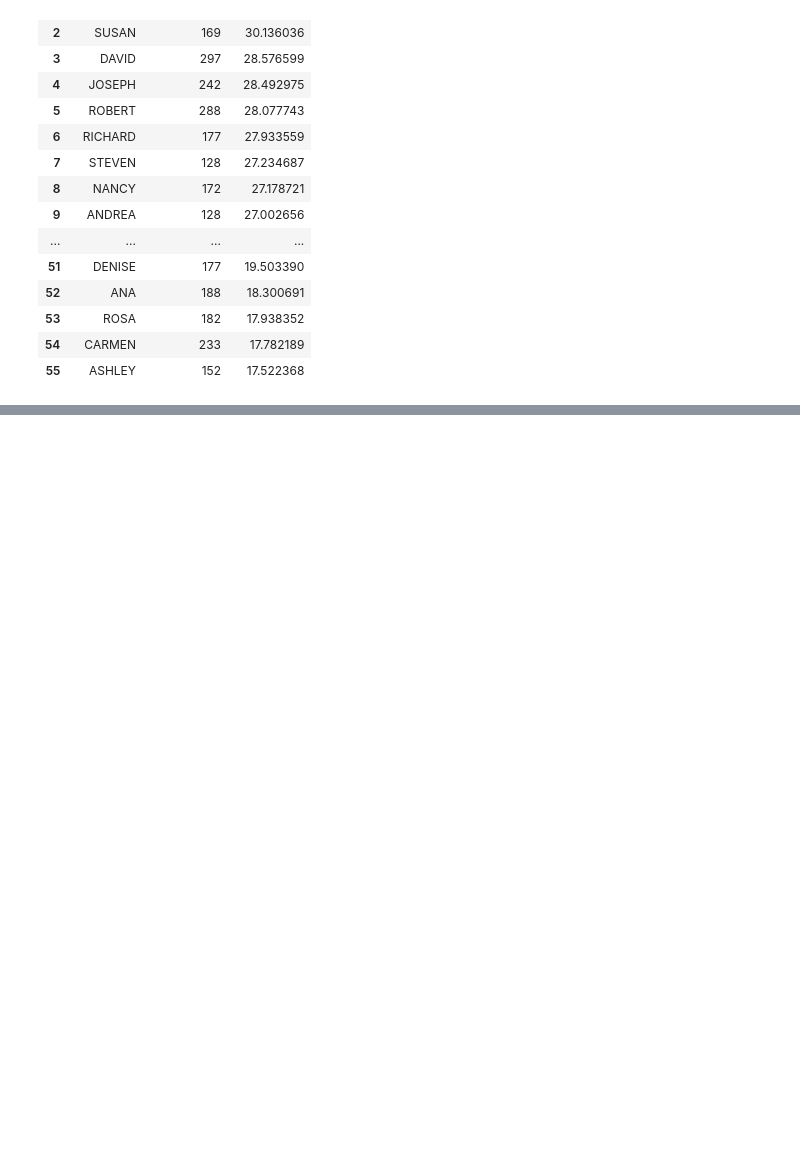
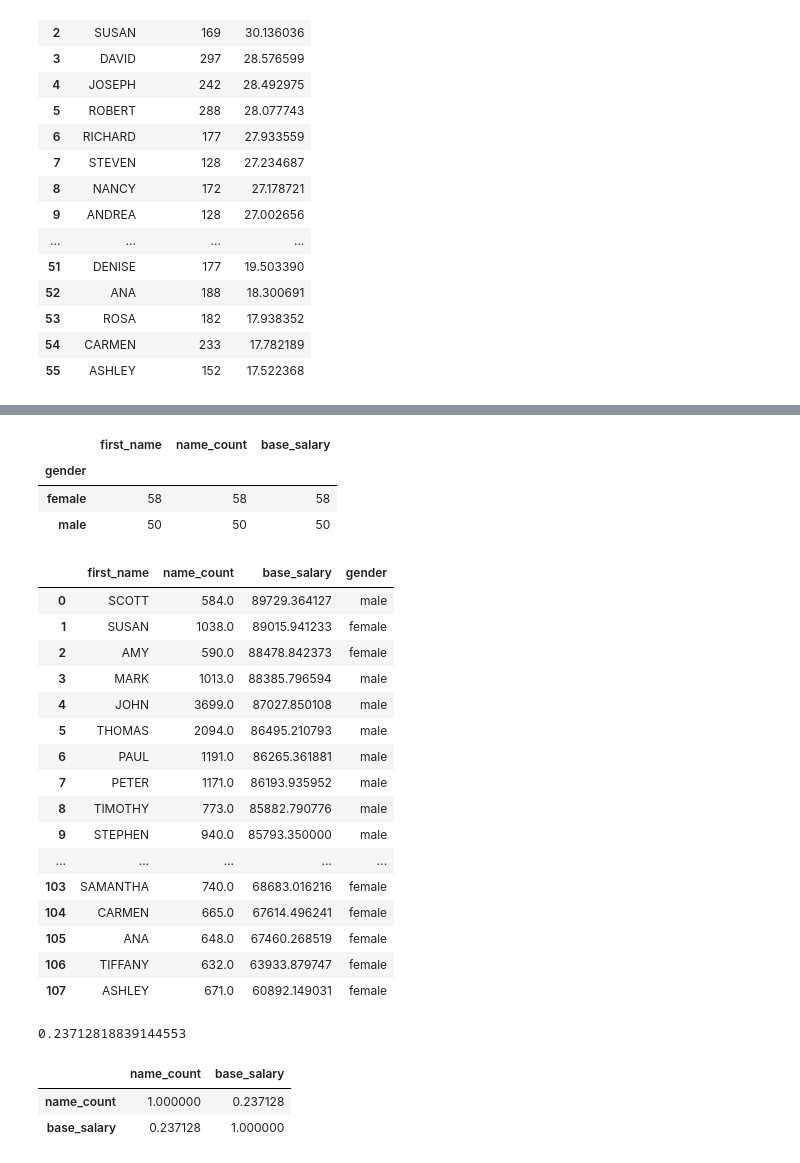
Before and after one commit to aduranil/nyc_govt_payroll, a Jupyter notebook: 2019_salary_1000_names/2019 data.ipynb, the cells around one changed output, grey strips where cells are left out. Saved outputs shown, nothing was run; the diff lists cells and outputs as text; code cells hidden in the pictures; blank space fills up the shorter version.

```diff
--- a/2019_salary_1000_names/2019 data.ipynb
+++ b/2019_salary_1000_names/2019 data.ipynb
@@ -482,4 +478,4 @@ get_data_set(per_hour_activity, 'name_count', 100, 'first_name', 'base_salary')
 | 132 | SHEILA | 131 | 7.468473 |
 | 133 | BEVERLY | 126 | 6.221032 |
 # %%
-get_data_set(all_result, 'name_count', 500, 'first_name', 'base_salary')
+salaried_employees_500 = get_data_set(all_result, 'name_count', 500, 'first_name', 'base_salary')
@@ -584,0 +664,37 @@ See the caveats in the documentation: http://pandas.pydata.org/pandas-docs/stabl
+# %%
+salaried_employees_500.groupby(['gender']).count()
+# %% [output]
+|  | first_name | name_count | base_salary |
+| gender |  |  |  |
+| female | 58 | 58 | 58 |
+| male | 50 | 50 | 50 |
+# %%
+salaried_employees_500
+# %% [output]
+|  | first_name | name_count | base_salary | gender |
+| 0 | SCOTT | 584.0 | 89729.364127 | male |
+| 1 | SUSAN | 1038.0 | 89015.941233 | female |
+| 2 | AMY | 590.0 | 88478.842373 | female |
+| 3 | MARK | 1013.0 | 88385.796594 | male |
+| 4 | JOHN | 3699.0 | 87027.850108 | male |
+| 5 | THOMAS | 2094.0 | 86495.210793 | male |
+| 6 | PAUL | 1191.0 | 86265.361881 | male |
+| 7 | PETER | 1171.0 | 86193.935952 | male |
+| 8 | TIMOTHY | 773.0 | 85882.790776 | male |
+| 9 | STEPHEN | 940.0 | 85793.350000 | male |
+| ... | ... | ... | ... | ... |
+| 103 | SAMANTHA | 740.0 | 68683.016216 | female |
+| 104 | CARMEN | 665.0 | 67614.496241 | female |
+| 105 | ANA | 648.0 | 67460.268519 | female |
+| 106 | TIFFANY | 632.0 | 63933.879747 | female |
+| 107 | ASHLEY | 671.0 | 60892.149031 | female |
+# %%
+salaried_employees_500['base_salary'].corr(salaried_employees_500['name_count'])
+# %% [output]
+0.23712818839144553
+# %%
+salaried_employees_500.corr()
+# %% [output]
+|  | name_count | base_salary |
+| name_count | 1.000000 | 0.237128 |
+| base_salary | 0.237128 | 1.000000 |
```
Also changed, not shown: parts of 27 cells of this notebook, 1 other file.
